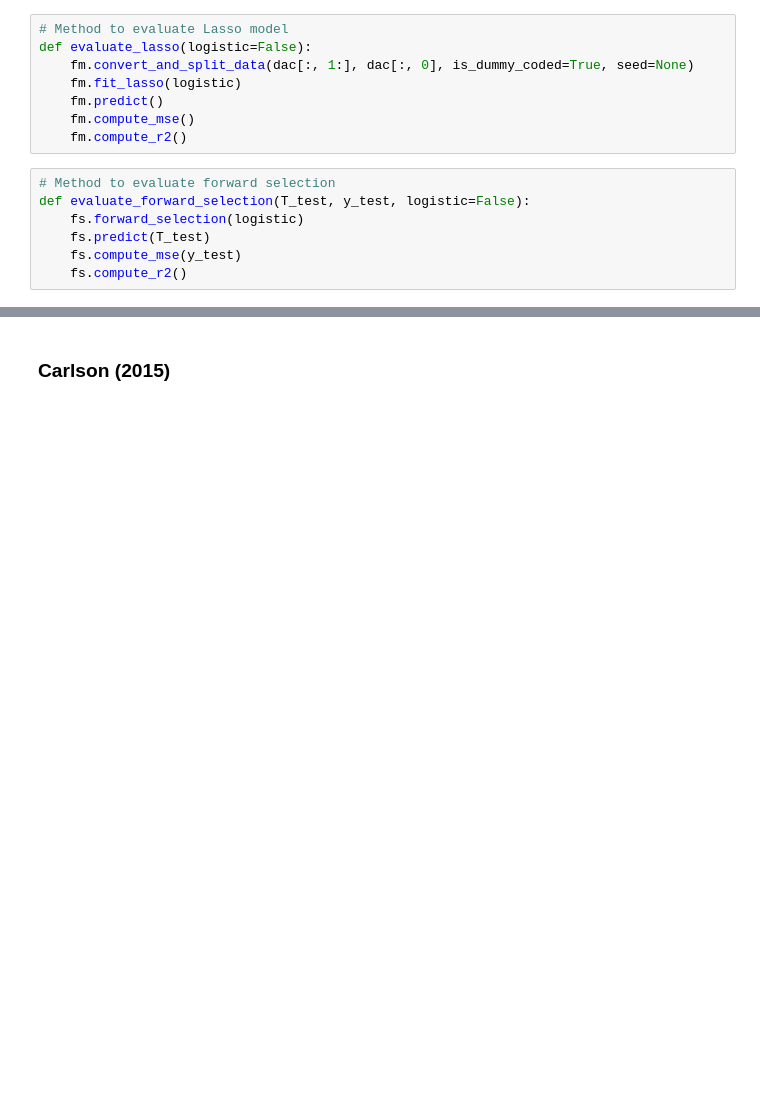
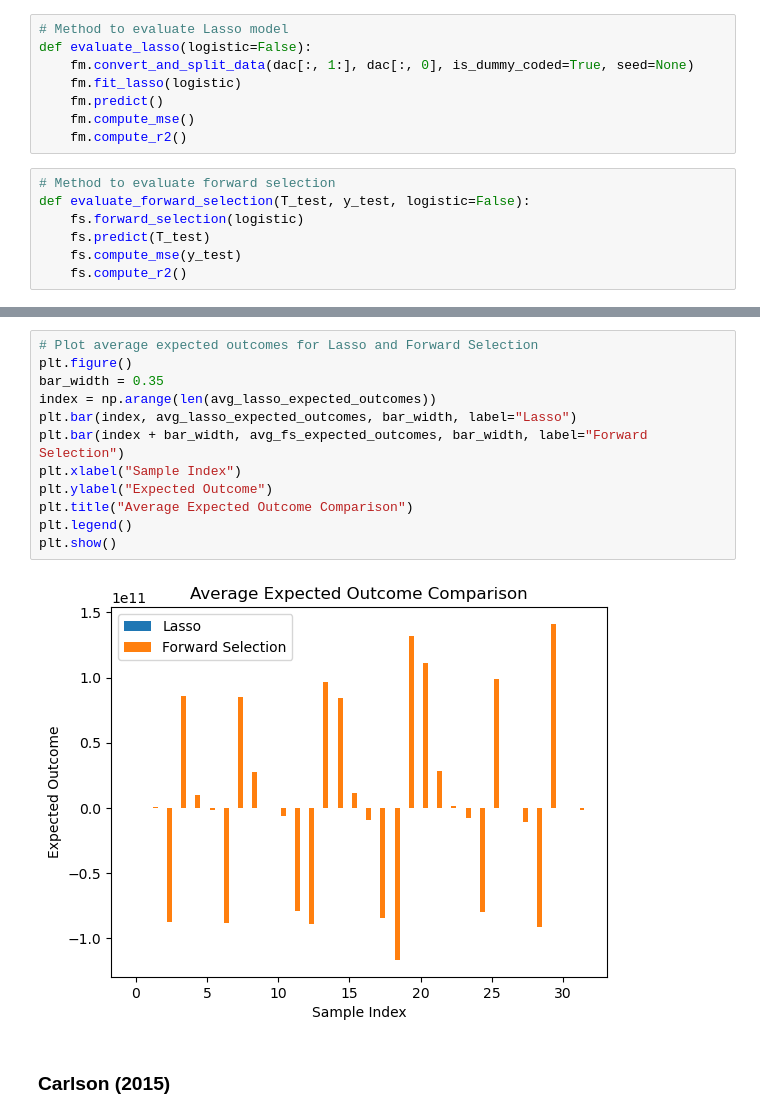
Before and after one commit to qc2321/causal-factorial, a Jupyter notebook: lasso_factorial_selection/real_world.ipynb, the cells around one changed output, grey strips where cells are left out. Cells and saved outputs as stored; diff of their text form; blank space fills up the shorter version.

```diff
--- a/lasso_factorial_selection/real_world.ipynb
+++ b/lasso_factorial_selection/real_world.ipynb
@@ -109,3 +130,17 @@ plt.show()
+# %%
+# Plot average expected outcomes for Lasso and Forward Selection
+plt.figure()
+bar_width = 0.35
+index = np.arange(len(avg_lasso_expected_outcomes))
+plt.bar(index, avg_lasso_expected_outcomes, bar_width, label="Lasso")
+plt.bar(index + bar_width, avg_fs_expected_outcomes, bar_width, label="Forward Selection")
+plt.xlabel("Sample Index")
+plt.ylabel("Expected Outcome")
+plt.title("Average Expected Outcome Comparison")
+plt.legend()
+plt.show()
+# %% [output]
+[figure, added]
 # %% [markdown]
 ### Carlson (2015)
 # %%
```
Also changed, not shown: parts of 11 cells of this notebook, 1 other file.
